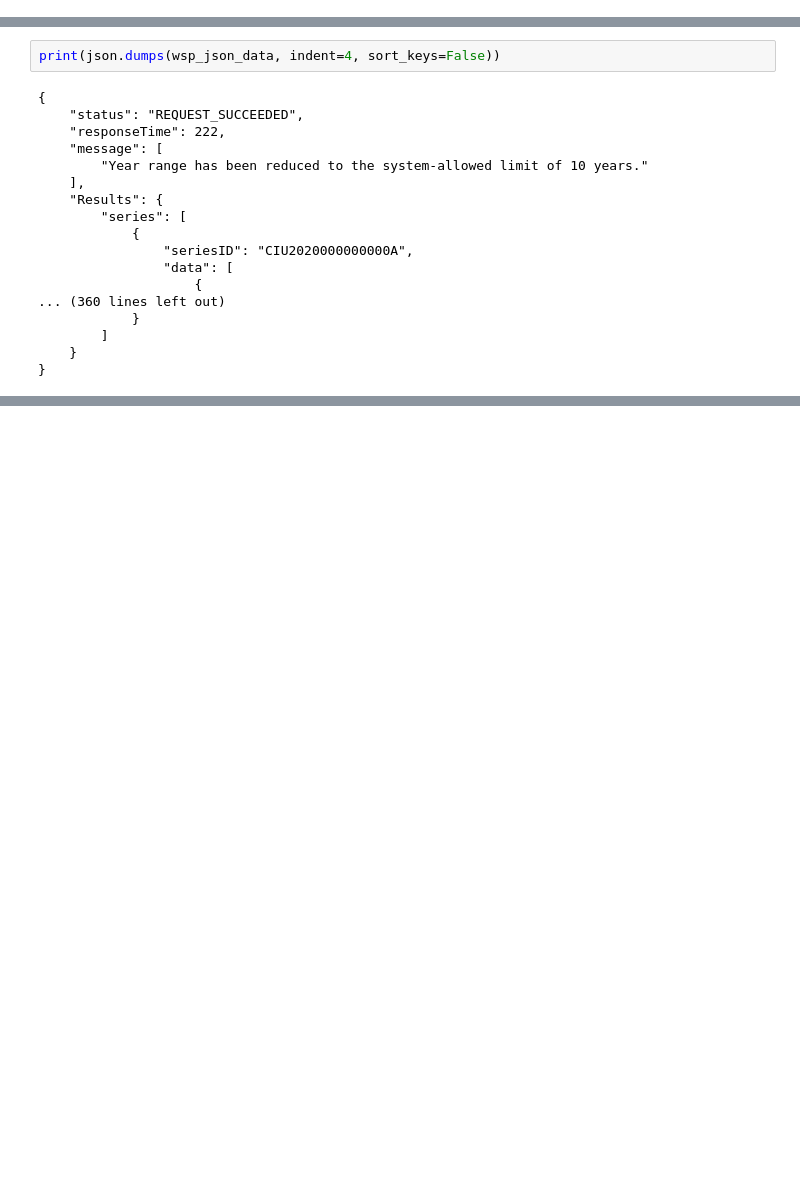
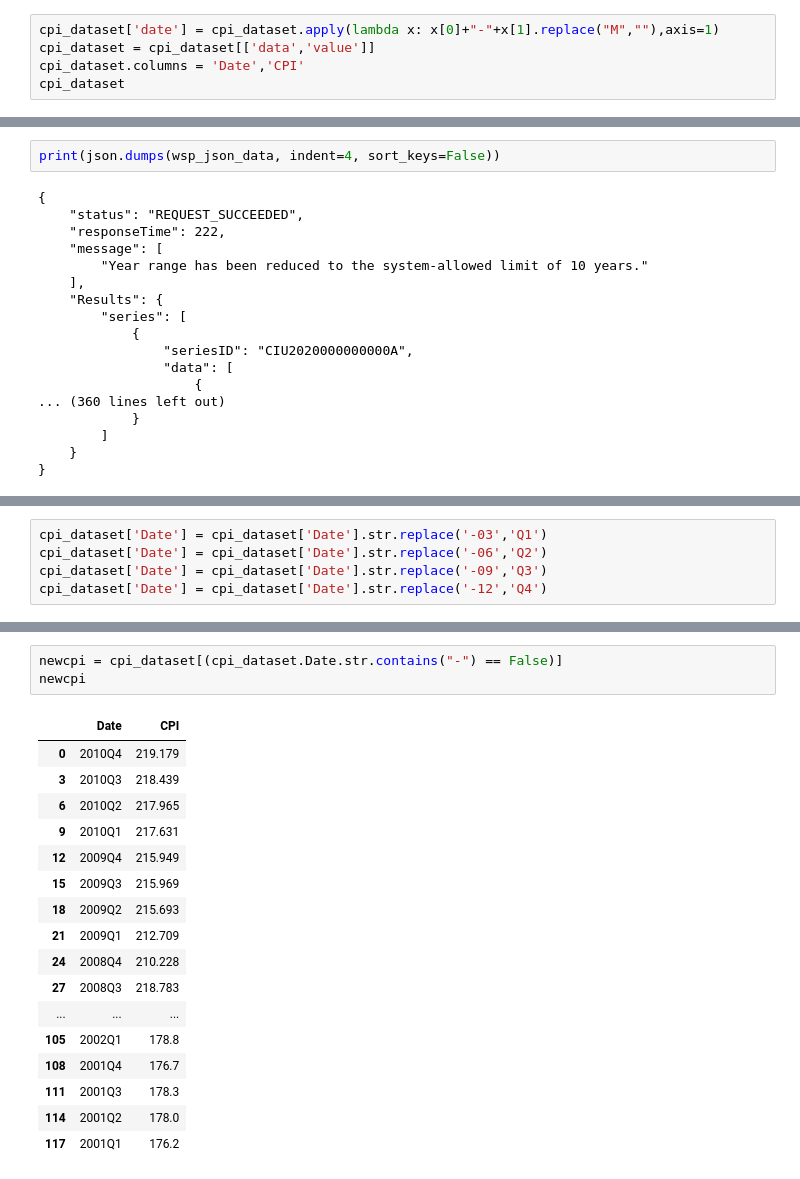
Before and after one commit to Manpreet1829/DataAnalytics, a Jupyter notebook: notebooks/BLS salary data analysis.ipynb, the cells around one changed output, grey strips where cells are left out. Drawn from its saved outputs; the diff is of its cells as text; blank space fills up the shorter version.

```diff
--- a/notebooks/BLS salary data analysis.ipynb
+++ b/notebooks/BLS salary data analysis.ipynb
@@ -46,3 +46,8 @@ cpi_dataset[:20]
 | 17 | 2009 | M07 | 215.351 |
 | 18 | 2009 | M06 | 215.693 |
 | 19 | 2009 | M05 | 213.856 |
+# %%
+cpi_dataset['date'] = cpi_dataset.apply(lambda x: x[0]+"-"+x[1].replace("M",""),axis=1)
+cpi_dataset = cpi_dataset[['data','value']]
+cpi_dataset.columns = 'Date','CPI'
+cpi_dataset
@@ -89,0 +148,5 @@ wsp_dataset.shape
+# %%
+cpi_dataset['Date'] = cpi_dataset['Date'].str.replace('-03','Q1')
+cpi_dataset['Date'] = cpi_dataset['Date'].str.replace('-06','Q2')
+cpi_dataset['Date'] = cpi_dataset['Date'].str.replace('-09','Q3')
+cpi_dataset['Date'] = cpi_dataset['Date'].str.replace('-12','Q4')
@@ -89,0 +190,21 @@ wsp_dataset.shape
+# %%
+newcpi = cpi_dataset[(cpi_dataset.Date.str.contains("-") == False)]
+newcpi
+# %% [output]
+|  | Date | CPI |
+| 0 | 2010Q4 | 219.179 |
+| 3 | 2010Q3 | 218.439 |
+| 6 | 2010Q2 | 217.965 |
+| 9 | 2010Q1 | 217.631 |
+| 12 | 2009Q4 | 215.949 |
+| 15 | 2009Q3 | 215.969 |
+| 18 | 2009Q2 | 215.693 |
+| 21 | 2009Q1 | 212.709 |
+| 24 | 2008Q4 | 210.228 |
+| 27 | 2008Q3 | 218.783 |
+| ... | ... | ... |
+| 105 | 2002Q1 | 178.8 |
+| 108 | 2001Q4 | 176.7 |
+| 111 | 2001Q3 | 178.3 |
+| 114 | 2001Q2 | 178.0 |
+| 117 | 2001Q1 | 176.2 |
```
Also changed, not shown: parts of 8 cells of this notebook.
